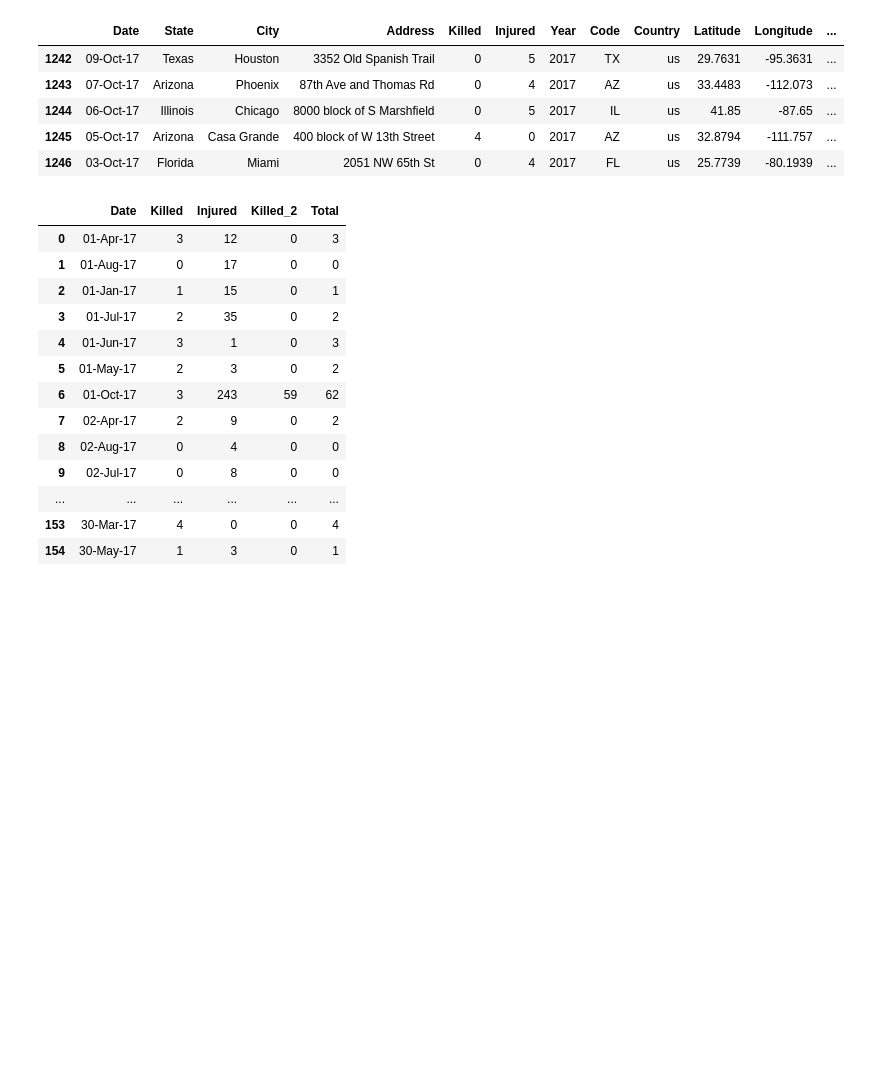
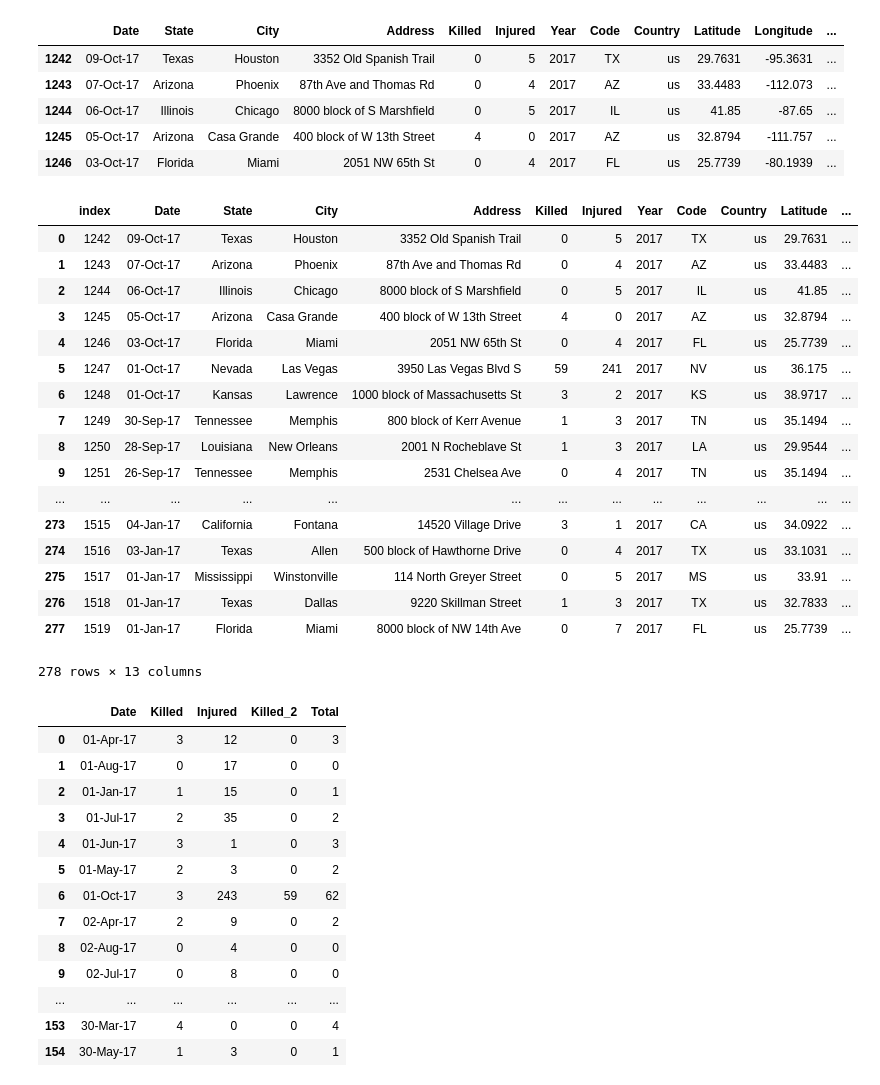
Before and after one commit to JulienAssouline/data-studios-projects, a Jupyter notebook: code/US_mass_shootings/US_Mass_Shootings.ipynb, the cells around one changed output. Saved outputs shown, nothing was run; the diff lists cells and outputs as text; code cells hidden in the pictures; blank space fills up the shorter version.

```diff
--- a/code/US_mass_shootings/US_Mass_Shootings.ipynb
+++ b/code/US_mass_shootings/US_Mass_Shootings.ipynb
@@ -273,6 +273,27 @@ df_merged_lon_lat_2017.head()
 | 1244 | 06-Oct-17 | Illinois | Chicago | 8000 block of S Marshfield | 0 | 5 | 2017 | IL | us | 41.85 | -87.65 | ... |
 | 1245 | 05-Oct-17 | Arizona | Casa Grande | 400 block of W 13th Street | 4 | 0 | 2017 | AZ | us | 32.8794 | -111.757 | ... |
 | 1246 | 03-Oct-17 | Florida | Miami | 2051 NW 65th St | 0 | 4 | 2017 | FL | us | 25.7739 | -80.1939 | ... |
+# %%
+df_merged_lon_lat_2017.reset_index()
+# %% [output]
+|  | index | Date | State | City | Address | Killed | Injured | Year | Code | Country | Latitude | ... |
+| 0 | 1242 | 09-Oct-17 | Texas | Houston | 3352 Old Spanish Trail | 0 | 5 | 2017 | TX | us | 29.7631 | ... |
+| 1 | 1243 | 07-Oct-17 | Arizona | Phoenix | 87th Ave and Thomas Rd | 0 | 4 | 2017 | AZ | us | 33.4483 | ... |
+| 2 | 1244 | 06-Oct-17 | Illinois | Chicago | 8000 block of S Marshfield | 0 | 5 | 2017 | IL | us | 41.85 | ... |
+| 3 | 1245 | 05-Oct-17 | Arizona | Casa Grande | 400 block of W 13th Street | 4 | 0 | 2017 | AZ | us | 32.8794 | ... |
+| 4 | 1246 | 03-Oct-17 | Florida | Miami | 2051 NW 65th St | 0 | 4 | 2017 | FL | us | 25.7739 | ... |
+| 5 | 1247 | 01-Oct-17 | Nevada | Las Vegas | 3950 Las Vegas Blvd S | 59 | 241 | 2017 | NV | us | 36.175 | ... |
+| 6 | 1248 | 01-Oct-17 | Kansas | Lawrence | 1000 block of Massachusetts St | 3 | 2 | 2017 | KS | us | 38.9717 | ... |
+| 7 | 1249 | 30-Sep-17 | Tennessee | Memphis | 800 block of Kerr Avenue | 1 | 3 | 2017 | TN | us | 35.1494 | ... |
+| 8 | 1250 | 28-Sep-17 | Louisiana | New Orleans | 2001 N Rocheblave St | 1 | 3 | 2017 | LA | us | 29.9544 | ... |
+| 9 | 1251 | 26-Sep-17 | Tennessee | Memphis | 2531 Chelsea Ave | 0 | 4 | 2017 | TN | us | 35.1494 | ... |
+| ... | ... | ... | ... | ... | ... | ... | ... | ... | ... | ... | ... | ... |
+| 273 | 1515 | 04-Jan-17 | California | Fontana | 14520 Village Drive | 3 | 1 | 2017 | CA | us | 34.0922 | ... |
+| 274 | 1516 | 03-Jan-17 | Texas | Allen | 500 block of Hawthorne Drive | 0 | 4 | 2017 | TX | us | 33.1031 | ... |
+| 275 | 1517 | 01-Jan-17 | Mississippi | Winstonville | 114 North Greyer Street | 0 | 5 | 2017 | MS | us | 33.91 | ... |
+| 276 | 1518 | 01-Jan-17 | Texas | Dallas | 9220 Skillman Street | 1 | 3 | 2017 | TX | us | 32.7833 | ... |
+| 277 | 1519 | 01-Jan-17 | Florida | Miami | 8000 block of NW 14th Ave | 0 | 7 | 2017 | FL | us | 25.7739 | ... |
+278 rows × 13 columns
 # %%
 US_Mass_shootings_2017 = df_merged_lon_lat_2017.drop(["State", "City", "Address", "Year", "Code", "Country", "Latitude", "Longitude", "test"],1)
 # %%
```
Also changed, not shown: parts of 1 cell of this notebook, 1 other file.
